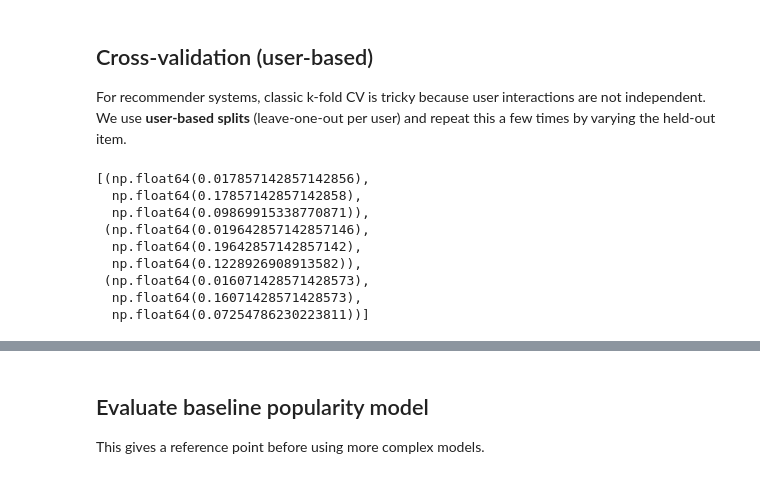
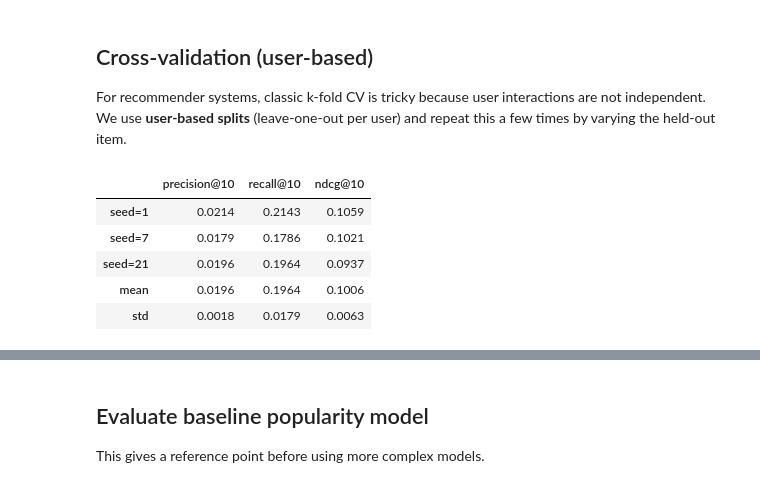
Before and after one commit to Jopsakee/SteamRecProject, a Jupyter notebook: csharp/SteamRec.ML/notebook.ipynb, the cells around one changed output, grey strips where cells are left out. Saved outputs shown, nothing was run; the diff lists cells and outputs as text; code cells hidden in the pictures.

```diff
--- a/csharp/SteamRec.ML/notebook.ipynb
+++ b/csharp/SteamRec.ML/notebook.ipynb
@@ -236,61 +234,72 @@ We use **user-based splits** (leave-one-out per user) and repeat this a few time
 # %%
 from implicit.als import AlternatingLeastSquares
 
-
 def build_train_test_leave_one_out(df, random_state=None):
-    # Randomize within user to get a different held‑out item each run
+    # Randomize within user to get a different held-out item each run
     df = df.sample(frac=1.0, random_state=random_state).sort_values("SteamId")
     test = df.groupby("SteamId").head(1)
     train = df.drop(test.index)
     return train, test
 
-# Simple repeated evaluation (lightweight CV proxy)
+
+# Simple repeated evaluation
 # Repeat a few user-based splits to reduce variance in the scores.
+seeds = [1, 7, 21]
 cv_scores = []
-for seed in [1, 7, 21]:
+
+for seed in seeds:
     train_rows_cv, test_rows_cv = build_train_test_leave_one_out(interactions, random_state=seed)
 
     # build matrix for CV split
     user_ids_cv = train_rows_cv["SteamId"].unique()
     item_ids_cv = train_rows_cv["AppId"].unique()
-    user_index_cv = {u:i for i,u in enumerate(user_ids_cv)}
-    item_index_cv = {a:i for i,a in enumerate(item_ids_cv)}
-    inv_item_index_cv = {i:a for a,i in item_index_cv.items()}
+    user_index_cv = {u: i for i, u in enumerate(user_ids_cv)}
+    item_index_cv = {a: i for i, a in enumerate(item_ids_cv)}
+    inv_item_index_cv = {i: a for a, i in item_index_cv.items()}
 
     tmp = train_rows_cv.copy()
     tmp["u_idx"] = tmp["SteamId"].map(user_index_cv)
     tmp["i_idx"] = tmp["AppId"].map(item_index_cv)
     matrix_cv = csr_matrix(
         (tmp["implicit_rating"], (tmp["u_idx"], tmp["i_idx"])),
         shape=(len(user_ids_cv), len(item_ids_cv))
     )
 
-    model_cv = AlternatingLeastSquares(factors=64, regularization=0.05, iterations=10)
+    model_cv = AlternatingLeastSquares(factors=128, regularization=0.1, iterations=25)
     model_cv.fit(matrix_cv)
 
     def recommend_cv(user_id, k=10):
         if user_id not in user_index_cv:
             return []
         uid = user_index_cv[user_id]
-        ids, scores = model_cv.recommend(uid, matrix_cv[uid], N=k)
+        ids, _scores = model_cv.recommend(uid, matrix_cv[uid], N=k)
         return [inv_item_index_cv[int(i)] for i in ids if int(i) in inv_item_index_cv]
 
     # evaluate on this split
     old_test = test_rows
     test_rows = test_rows_cv
-    scores = evaluate_model(recommend_cv, k=10)
-    cv_scores.append(scores)
+    scores = evaluate_model(recommend_cv, k=10)   # tuple/list of 3 floats
     test_rows = old_test
 
-cv_scores
+    cv_scores.append(tuple(float(x) for x in scores))
+
+
+metric_names = ["precision@10", "recall@10", "ndcg@10"]
+df_cv = pd.DataFrame(cv_scores, columns=metric_names, index=[f"seed={s}" for s in seeds])
+
+summary = pd.DataFrame({
+    "mean": df_cv.mean(axis=0),
+    "std": df_cv.std(axis=0),
+}).T
+
+df_out = pd.concat([df_cv, summary]).round(4)
+
+df_out
 # %% [output]
-[(np.float64(0.017857142857142856),
-  np.float64(0.17857142857142858),
-  np.float64(0.09869915338770871)),
- (np.float64(0.019642857142857146),
-  np.float64(0.19642857142857142),
-  np.float64(0.1228926908913582)),
- (np.float64(0.016071428571428573),
-  np.float64(0.16071428571428573),
-  np.float64(0.07254786230223811))]
+|  | precision@10 | recall@10 | ndcg@10 |
+| seed=1 | 0.0214 | 0.2143 | 0.1059 |
+| seed=7 | 0.0179 | 0.1786 | 0.1021 |
+| seed=21 | 0.0196 | 0.1964 | 0.0937 |
+| mean | 0.0196 | 0.1964 | 0.1006 |
+| std | 0.0018 | 0.0179 | 0.0063 |
 # %% [markdown]
```
Also changed, not shown: parts of 10 cells of this notebook.
